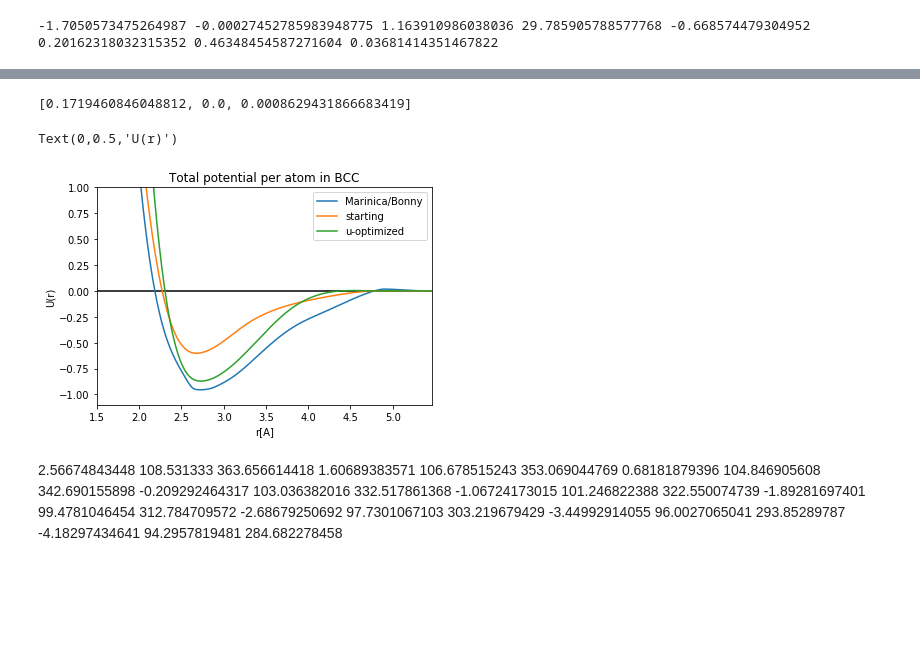
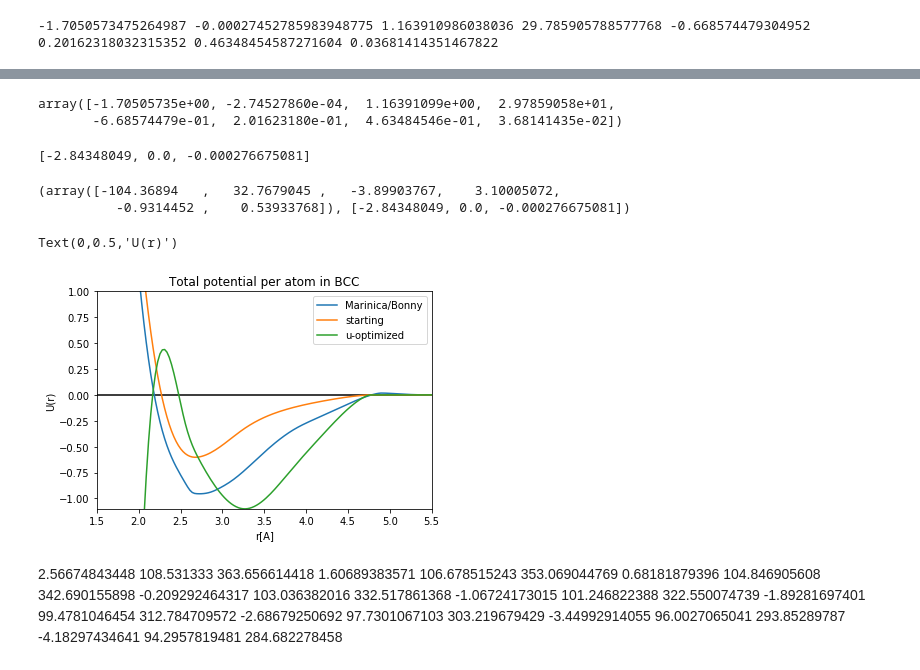
Before and after one commit to vlcekl/eam-models, a Jupyter notebook: notebooks/IFF_optimize-new.ipynb, the cells around one changed output, grey strips where cells are left out. Cells and saved outputs as stored; diff of their text form; code cells hidden in the pictures; blank space fills up the shorter version.

```diff
--- a/notebooks/IFF_optimize-new.ipynb
+++ b/notebooks/IFF_optimize-new.ipynb
@@ -715,7 +797,7 @@ Opt # 10 (8.59422191062003e-06, 1210, 1860, 0)
 #params_uopt = [-1.16494967738, 6.20745548861e-05, -0.290442393674, 3.77245567597, 2.2853453724, 0.362671647375, -0.235319114902, 0.048201030536]
 #opti_out, targ_out = udif_print(params_uopt, stats, target, utot_EAM)
 # %%
-for i, params_uopt in enumerate(optimal_parameters[7:8]):
+for i, params_uopt in enumerate(optimal_parameters[0:1]):
     opti_out, targ_out = udif_print(params_uopt, stats, target, utot_EAM)
     plt.title('Selected configurations at 0K')
     if i == len(optimal_parameters)-1:
@@ -783,28 +870,14 @@ fig.tight_layout()
 # %%
-# Gauge conversion perameters
-C = 1.848055990
-S = 2.232322602e-1
-
 # electronic density function (cubic splines)
 rho = lambda r, a, k: sum([c*(p - r)**3 for c, p in zip(a, k) if r < p])
 
 # embedding function
 F = lambda d, a: a[0]*d**0.5 + a[1]*d + a[2]*d**2
 
-#Fc = lambda d, a: a[0] + a[1]*d + a[2]*d**2 + a[3]*d**3
-#Fe = lambda d, a: F(d/S, a) + C/S*d
-#Fa = lambda d, a1, a2: Fe(d, a1) if d < 1.359141225 else Fc(d, a2)
-
-# pair potential function (same spline form as electronic density)
-V = rho
-
 V = lambda r, aa, cc: sum([a*(rc - r)**3 for a, rc in zip(aa, cc) if r < rc])
 
-# Embedding function. Parameters: electronic density (d), coefficients for 1/2, 1, and 2 powers of density
-F = lambda d, a: a[0]*d**0.5 + a[1]*d + a[2]*d**2
-
 # Cohesive potential (cubic splines - same form as V)
-phi = V
+phi = lambda r, aa, cc: sum([a*(rc - r)**3 for a, rc in zip(aa, cc) if r < rc])
 # %%
 # electronic density parameters
 rho_re_a = [3.704045964e-3]
@@ -848,3 +914,9 @@ def utot_re(x):
     d = 8*phi(x, rho_re_a, rho_re_r)
     u += F(d, F_re_a)
     return u/8
+# %%
+params_uopt1 = optimal_parameters[0]
+params_uopt1
+# %% [output]
+array([-1.70505735e+00, -2.74527860e-04,  1.16391099e+00,  2.97859058e+01,
+       -6.68574479e-01,  2.01623180e-01,  4.63484546e-01,  3.68141435e-02])
@@ -851,15 +925,19 @@ def utot_re(x):
+# %%
+#V_x_r = [2.56, 2.73, 3.252, 3.804, 4.20, 4.77]
+V_x_r = [2.5, 2.75, 3.25, 3.75, 4.5, 5.5]
+params_uopt1 = np.array([-2.84348049e+00, -2.76675081e-04, -1.04368940e+02,  3.27679045e+01,-3.89903767e+00,  3.10005072e+00, -9.31445199e-01,  5.39337680e-01])
 # %%
 pair_x = pars_in[2:]
 many_x = [pars_in[0], 0.0, pars_in[1]]
 # %%
-pair_y = params_uopt[2:]
-many_y = [params_uopt[0], 0.0, params_uopt[1]]
+pair_y = params_uopt1[2:]
+many_y = [params_uopt1[0], 0.0, params_uopt1[1]]
 
 #pair_z = params_fopt[2:]
 #many_z = [params_fopt[0], 0.0, params_fopt[1]]
 many_y
 # %% [output]
-[0.1719460846048812, 0.0, 0.0008629431866683419]
+[-2.84348049, 0.0, -0.000276675081]
 # %%
 # Cohesive potential parameters
 rho_w_a = [-0.420429e1, 0.518217702, 0.5627208e-1, 0.344164179e-1]
@@ -911,30 +995,34 @@ V_many = lambda d: Fa(d, F_w_a, Fc_w_a)
+# %%
+pair_y, many_y
+# %% [output]
+(array([-104.36894   ,   32.7679045 ,   -3.89903767,    3.10005072,
+          -0.9314452 ,    0.53933768]), [-2.84348049, 0.0, -0.000276675081])
 # %%
 rcut = 5.46
+rcut = 5.5
 r = np.linspace(0., rcut, 201)
 
 pot = [utot_re(x) for x in r]
 pot_start = [utot_opt(x, pair_x, many_x) for x in r]
 pot_uopt = [utot_opt(x, pair_y, many_y) for x in r]
-#pot_fopt = [utot_opt(x, pair_z, many_z) for x in r]
+plt.title('Total potential per atom in BCC')
 
-plt.title('Total potential per atom in BCC')
 pot_tot = [V_pair(x) + V_man(x) for x in r]
+
 plt.plot(r, pot_tot, label='Marinica/Bonny')
-#plt.plot(r, pot, label='original')
 plt.plot(r, pot_start, label='starting')
 plt.plot(r, pot_uopt, label='u-optimized')
-#plt.plot(r, pot_fopt, label='f-optimized')
 
 plt.legend()
 plt.hlines(0.0, 1.5, rcut)
 #plt.hlines(-0.89, 1.5, rcut)
 
 plt.axis([1.5, rcut, -1.1, 1.0])
 plt.xlabel('r[A]')
 plt.ylabel(r'U(r)')
 # %% [output]
 Text(0,0.5,'U(r)')
-[figure, old version]
+[figure, new version]
 # %% [markdown]
 2.56674843448 108.531333 363.656614418
 1.60689383571 106.678515243 353.069044769
```
Also changed, not shown: parts of 26 cells of this notebook, 7 other files.
